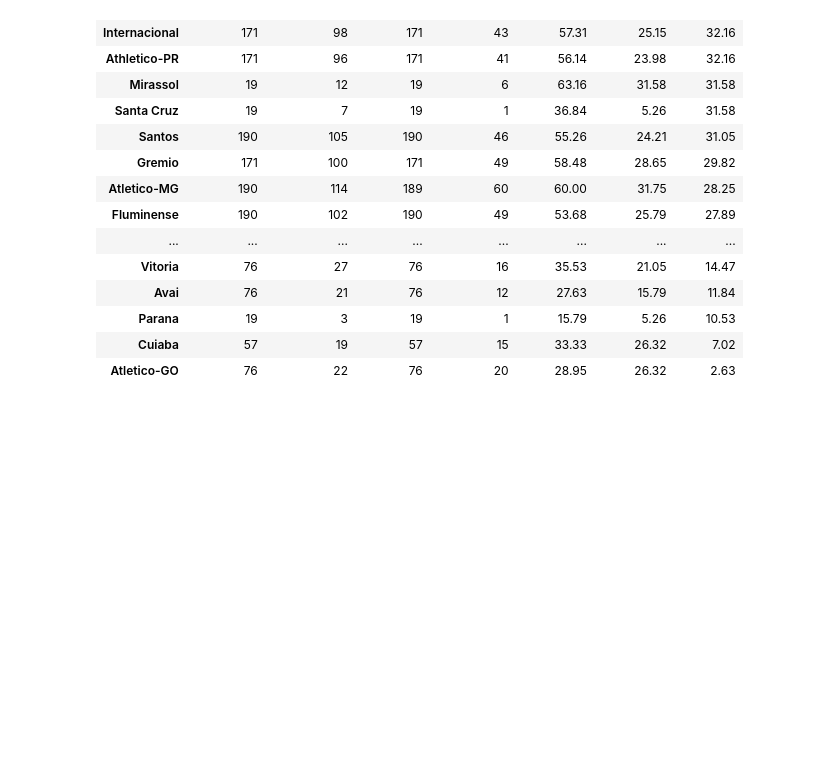
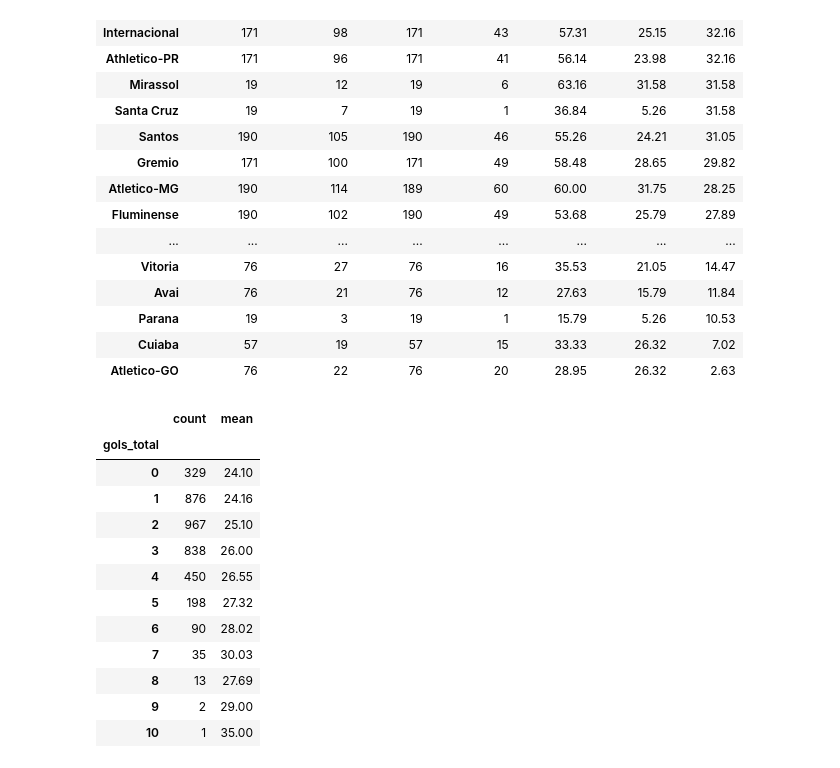
Before and after one commit to GustavoSarquis/Analise-Dataset-Brasileirao, a Jupyter notebook: analise_dados.ipynb, the cells around one changed output. Cells and saved outputs as stored; diff of their text form; code cells hidden in the pictures; blank space fills up the shorter version.

Commit message:
Fazendo mais analises

```diff
--- a/analise_dados.ipynb
+++ b/analise_dados.ipynb
@@ -958,3 +958,35 @@ comparacao_casa_fora.sort_values("diferenca", ascending=False)
 | Parana | 19 | 3 | 19 | 1 | 15.79 | 5.26 | 10.53 |
 | Cuiaba | 57 | 19 | 57 | 15 | 33.33 | 26.32 | 7.02 |
 | Atletico-GO | 76 | 22 | 76 | 20 | 28.95 | 26.32 | 2.63 |
+# %%
+df_analise["chutes_total"] = (
+    df_analise["chutes_mandante"] +
+    df_analise["chutes_visitante"]
+)
+
+df_analise["gols_total"] = (
+    df_analise["gols_mandante"] +
+    df_analise["gols_visitante"]
+)
+
+finalizacoes_gols = (
+    df_analise.groupby("gols_total")["chutes_total"]
+    .agg(["count", "mean"])
+    .round(2)
+)
+
+finalizacoes_gols
+# %% [output]
+|  | count | mean |
+| gols_total |  |  |
+| 0 | 329 | 24.10 |
+| 1 | 876 | 24.16 |
+| 2 | 967 | 25.10 |
+| 3 | 838 | 26.00 |
+| 4 | 450 | 26.55 |
+| 5 | 198 | 27.32 |
+| 6 | 90 | 28.02 |
+| 7 | 35 | 30.03 |
+| 8 | 13 | 27.69 |
+| 9 | 2 | 29.00 |
+| 10 | 1 | 35.00 |
```
Also changed, not shown: parts of 19 cells of this notebook.
